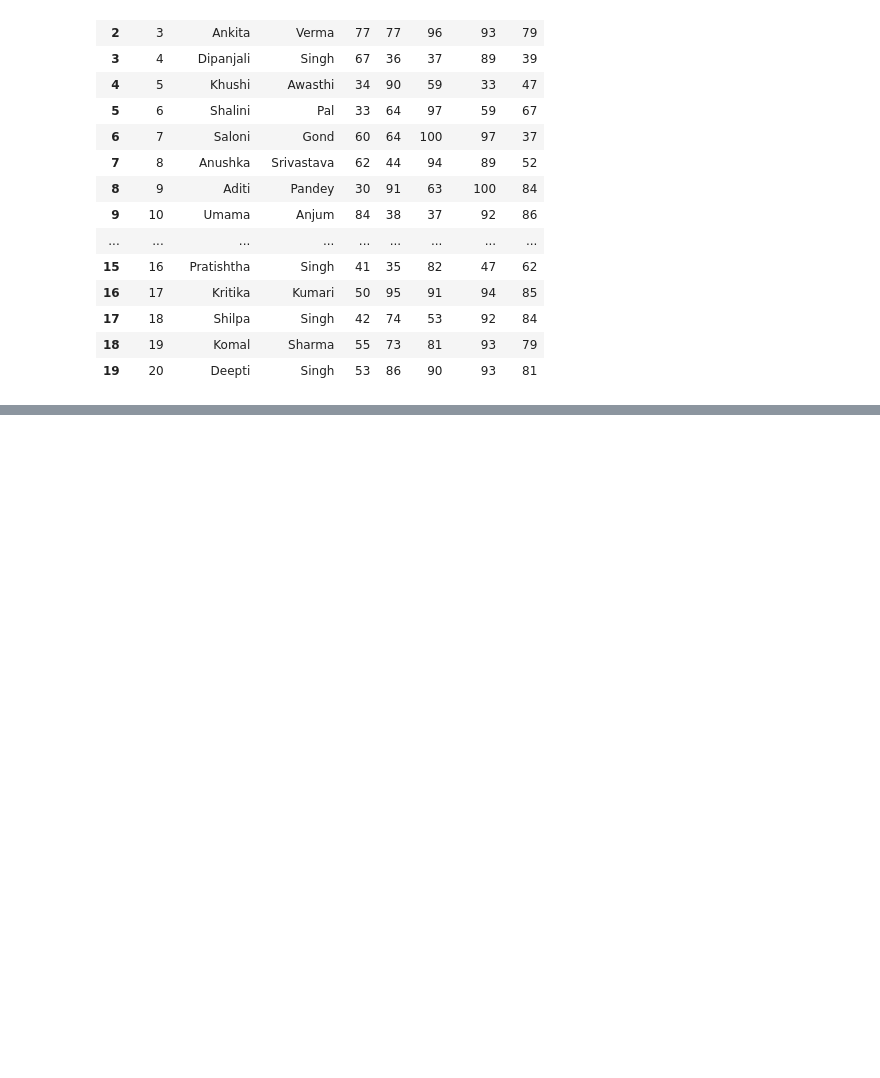
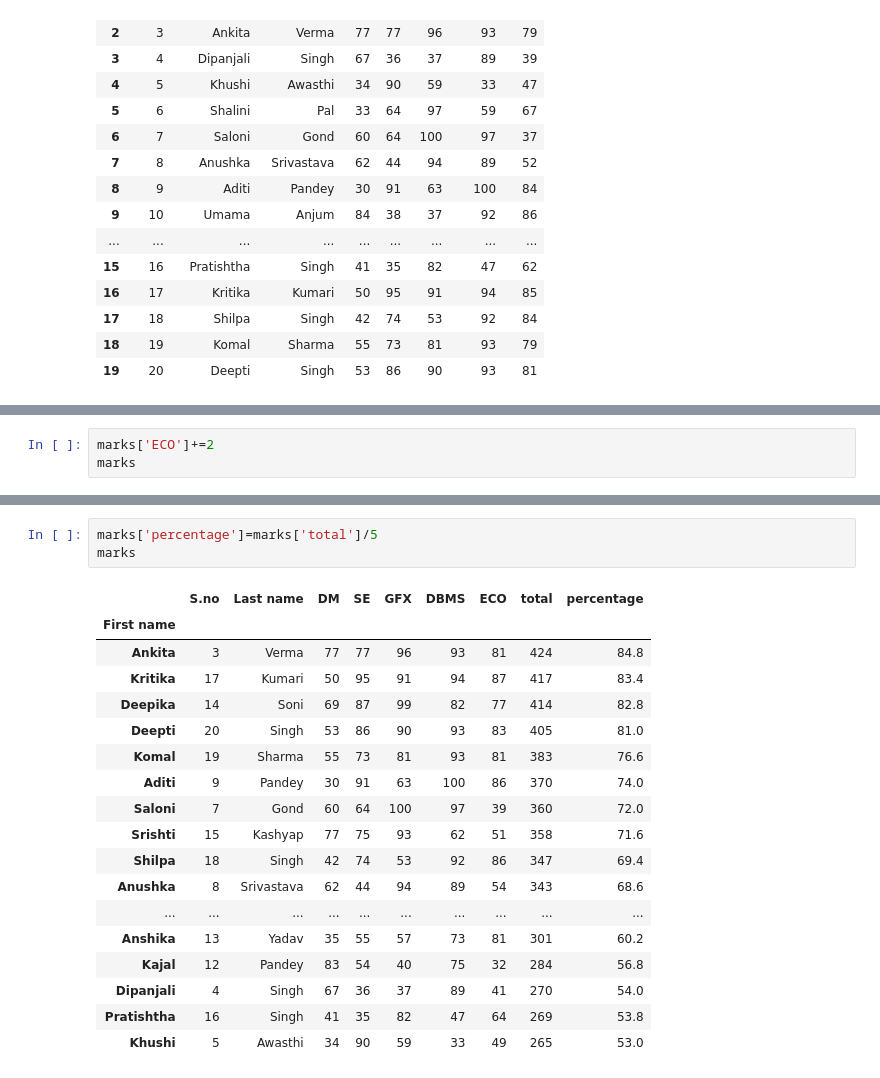
Before and after one commit to Pratishthasingh575/Digipodium, a Jupyter notebook: analysis.ipynb, the cells around one changed output, grey strips where cells are left out. Drawn from its saved outputs; the diff is of its cells as text; blank space fills up the shorter version.

```diff
--- a/analysis.ipynb
+++ b/analysis.ipynb
@@ -32,0 +105,3 @@ marks[['ECO','DBMS','SE']].plot(kind='area',figsize=(10,3),title='ECO Marks')
+# %%
+marks['ECO']+=2
+marks
@@ -32,0 +193,22 @@ marks[['ECO','DBMS','SE']].plot(kind='area',figsize=(10,3),title='ECO Marks')
+# %%
+marks['percentage']=marks['total']/5
+marks
+# %% [output]
+|  | S.no | Last name | DM | SE | GFX | DBMS | ECO | total | percentage |
+| First name |  |  |  |  |  |  |  |  |  |
+| Ankita | 3 | Verma | 77 | 77 | 96 | 93 | 81 | 424 | 84.8 |
+| Kritika | 17 | Kumari | 50 | 95 | 91 | 94 | 87 | 417 | 83.4 |
+| Deepika | 14 | Soni | 69 | 87 | 99 | 82 | 77 | 414 | 82.8 |
+| Deepti | 20 | Singh | 53 | 86 | 90 | 93 | 83 | 405 | 81.0 |
+| Komal | 19 | Sharma | 55 | 73 | 81 | 93 | 81 | 383 | 76.6 |
+| Aditi | 9 | Pandey | 30 | 91 | 63 | 100 | 86 | 370 | 74.0 |
+| Saloni | 7 | Gond | 60 | 64 | 100 | 97 | 39 | 360 | 72.0 |
+| Srishti | 15 | Kashyap | 77 | 75 | 93 | 62 | 51 | 358 | 71.6 |
+| Shilpa | 18 | Singh | 42 | 74 | 53 | 92 | 86 | 347 | 69.4 |
+| Anushka | 8 | Srivastava | 62 | 44 | 94 | 89 | 54 | 343 | 68.6 |
+| ... | ... | ... | ... | ... | ... | ... | ... | ... | ... |
+| Anshika | 13 | Yadav | 35 | 55 | 57 | 73 | 81 | 301 | 60.2 |
+| Kajal | 12 | Pandey | 83 | 54 | 40 | 75 | 32 | 284 | 56.8 |
+| Dipanjali | 4 | Singh | 67 | 36 | 37 | 89 | 41 | 270 | 54.0 |
+| Pratishtha | 16 | Singh | 41 | 35 | 82 | 47 | 64 | 269 | 53.8 |
+| Khushi | 5 | Awasthi | 34 | 90 | 59 | 33 | 49 | 265 | 53.0 |
```
Also changed, not shown: parts of 14 cells of this notebook.
